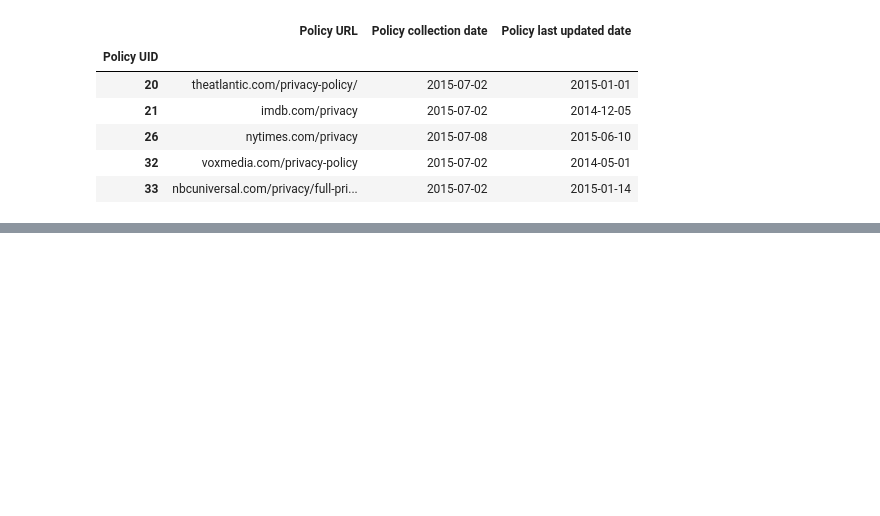
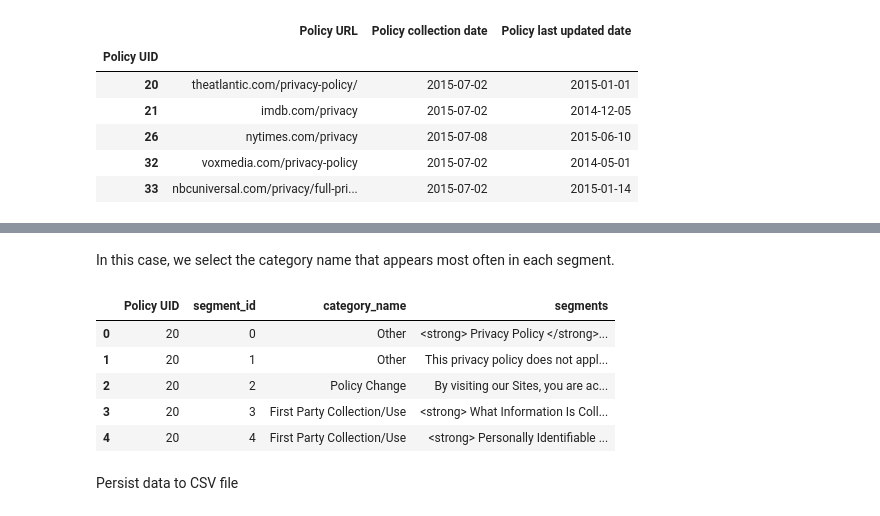
Before and after one commit to bachhvu/Policy-NLP, a Jupyter notebook: Loading_Data.ipynb, the cells around one changed output, grey strips where cells are left out. Cells and saved outputs as stored; diff of their text form; code cells hidden in the pictures; blank space fills up the shorter version.

```diff
--- a/Loading_Data.ipynb
+++ b/Loading_Data.ipynb
@@ -61,6 +86,5 @@ sites['Sector'] = s
 # %%
-#Grab the policies table
-policies = pd.read_csv('/content/drive/My Drive/OPP-115/OPP-115/documentation/policies_opp115.csv',index_col=0,parse_dates=[2,3])
+policies = pd.read_csv('https://raw.githubusercontent.com/bachvu98/Policy-NLP/master/OPP-115_v1_0/OPP-115/documentation/policies_opp115.csv',index_col=0,parse_dates=[2,3])
 policies = policies.drop('Unnamed: 4',axis=1)
 policies.head()
 # %% [output]
@@ -226,0 +238,5 @@ segments = pd.concat(dfs,axis=0).reset_index().set_index(['Policy UID','segment_
+# %%
+joined = pd.merge(annotations,segments,on=['Policy UID','segment_id'],how='outer')
+joined['category_name'] = joined['category_name'].fillna(value='None')
+joined = joined.drop(['batch_id','attributes_value_pairs','date','annotator_id','policy_url'],axis=1)
+joined.head()
@@ -227 +269,17 @@ segments = pd.concat(dfs,axis=0).reset_index().set_index(['Policy UID','segment_
+# %% [markdown]
+In this case, we select the category name that appears most often in each segment.
+# %%
+#Get the mode of each segment
+mode_categories = joined.groupby(['Policy UID','segment_id']).agg(lambda x: x.value_counts().index[0])
+mode_categories = mode_categories.reset_index()
+mode_categories.head()
+# %% [output]
+|  | Policy UID | segment_id | category_name | segments |
+| 0 | 20 | 0 | Other | <strong> Privacy Policy </strong>... |
+| 1 | 20 | 1 | Other | This privacy policy does not appl... |
+| 2 | 20 | 2 | Policy Change | By visiting our Sites, you are ac... |
+| 3 | 20 | 3 | First Party Collection/Use | <strong> What Information Is Coll... |
+| 4 | 20 | 4 | First Party Collection/Use | <strong> Personally Identifiable ... |
+# %% [markdown]
+Persist data to CSV file
 # %%
```
Also changed, not shown: parts of 34 cells of this notebook.
